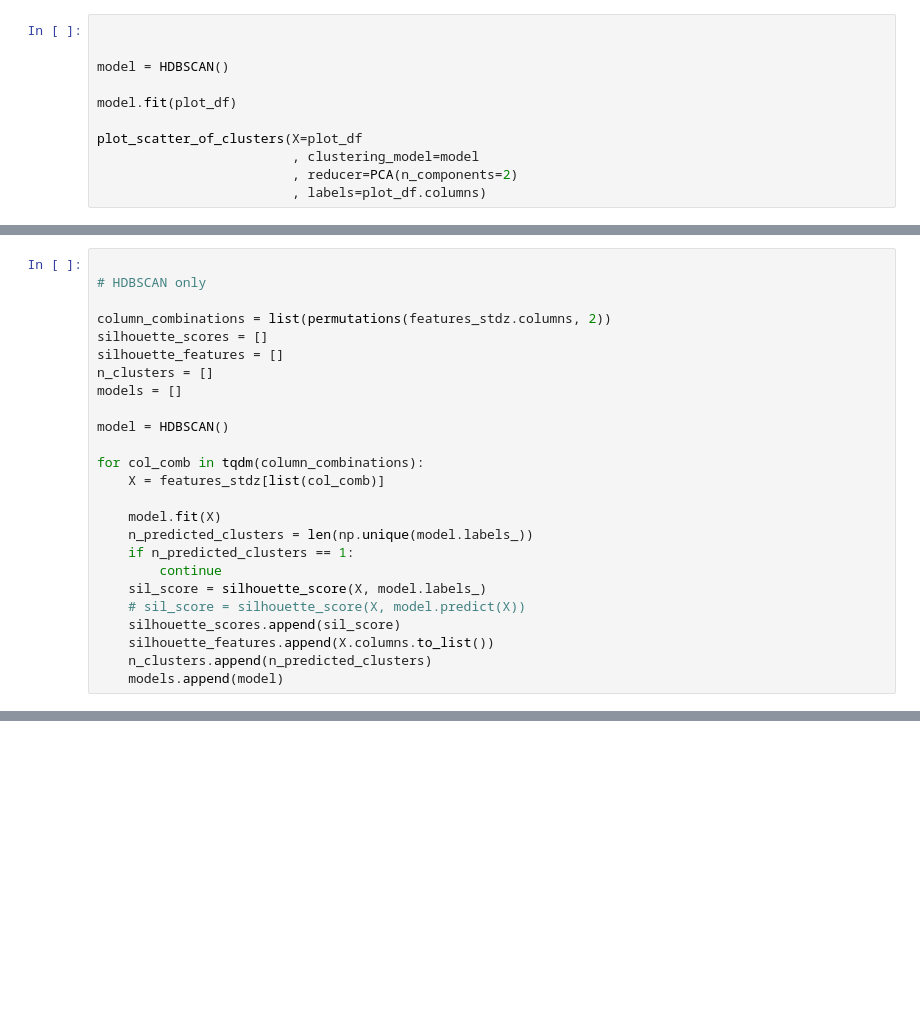
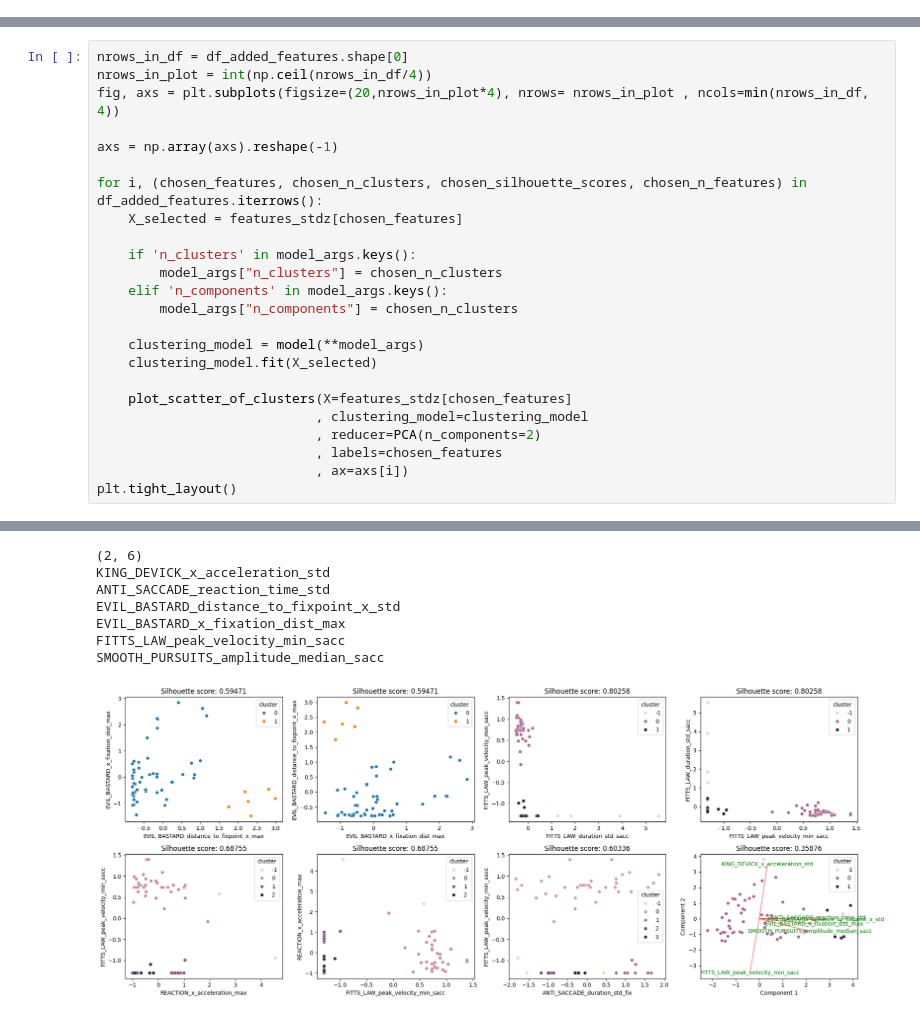
Before and after one commit to krusand/Analyzing-concussions-through-eyetracking-measurements, a Jupyter notebook: src/clustering_greedy_search.ipynb, the cells around one changed output, grey strips where cells are left out. Cells and saved outputs as stored; diff of their text form; blank space fills up the shorter version.

Commit message:
feat: added more options to clustering

```diff
--- a/src/clustering_greedy_search.ipynb
+++ b/src/clustering_greedy_search.ipynb
@@ -309,11 +309,0 @@ plot_df
-# %%
-
-
-model = HDBSCAN()
-
-model.fit(plot_df)
-
-plot_scatter_of_clusters(X=plot_df
-                         , clustering_model=model
-                         , reducer=PCA(n_components=2)
-                         , labels=plot_df.columns)
@@ -327,25 +310,25 @@ See the caveats in the documentation: https://pandas.pydata.org/pandas-docs/stab
-# %%
-
-# HDBSCAN only
-
-column_combinations = list(permutations(features_stdz.columns, 2))
-silhouette_scores = []
-silhouette_features = []
-n_clusters = []
-models = []
-
-model = HDBSCAN()
-
-for col_comb in tqdm(column_combinations):
-    X = features_stdz[list(col_comb)]
-
-    model.fit(X)
-    n_predicted_clusters = len(np.unique(model.labels_))
-    if n_predicted_clusters == 1:
-        continue
-    sil_score = silhouette_score(X, model.labels_)
-    # sil_score = silhouette_score(X, model.predict(X))
-    silhouette_scores.append(sil_score)
-    silhouette_features.append(X.columns.to_list())
-    n_clusters.append(n_predicted_clusters)
-    models.append(model)
+# %%
+nrows_in_df = df_added_features.shape[0]
+nrows_in_plot = int(np.ceil(nrows_in_df/4))
+fig, axs = plt.subplots(figsize=(20,nrows_in_plot*4), nrows= nrows_in_plot , ncols=min(nrows_in_df, 4))
+
+axs = np.array(axs).reshape(-1)
+
+for i, (chosen_features, chosen_n_clusters, chosen_silhouette_scores, chosen_n_features) in df_added_features.iterrows():
+    X_selected = features_stdz[chosen_features]
+
+    if 'n_clusters' in model_args.keys():
+        model_args["n_clusters"] = chosen_n_clusters
+    elif 'n_components' in model_args.keys():
+        model_args["n_components"] = chosen_n_clusters
+
+    clustering_model = model(**model_args)
+    clustering_model.fit(X_selected)
+
+    plot_scatter_of_clusters(X=features_stdz[chosen_features]
+                            , clustering_model=clustering_model
+                            , reducer=PCA(n_components=2)
+                            , labels=chosen_features
+                            , ax=axs[i])
+plt.tight_layout()
+# %% [output]
@@ -351,0 +352,8 @@ for col_comb in tqdm(column_combinations):
+(2, 6)
+KING_DEVICK_x_acceleration_std
+ANTI_SACCADE_reaction_time_std
+EVIL_BASTARD_distance_to_fixpoint_x_std
+EVIL_BASTARD_x_fixation_dist_max
+FITTS_LAW_peak_velocity_min_sacc
+SMOOTH_PURSUITS_amplitude_median_sacc
+[figure, added]
```
Also changed, not shown: parts of 12 cells of this notebook.
